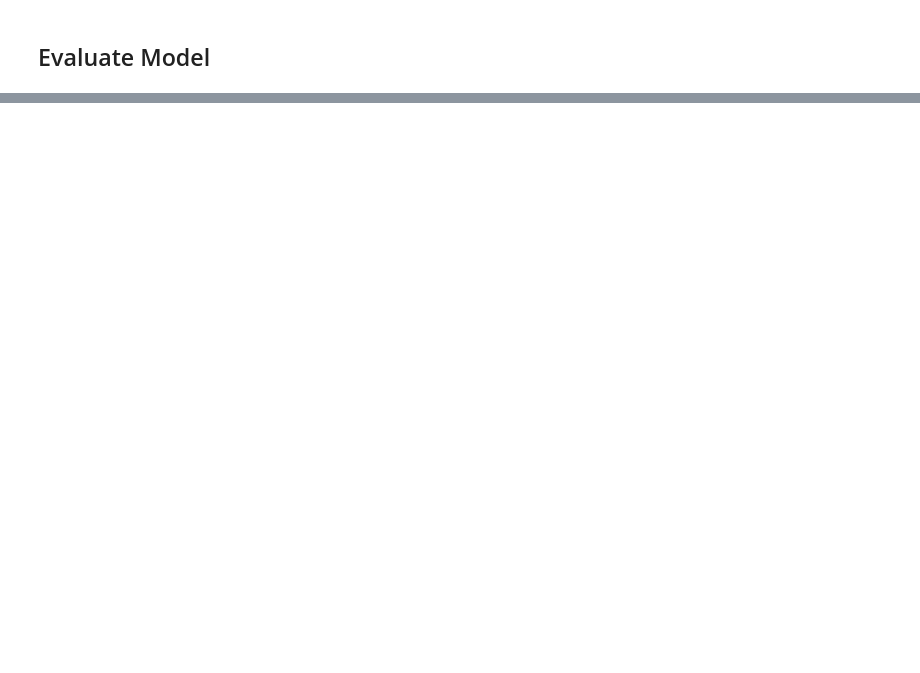
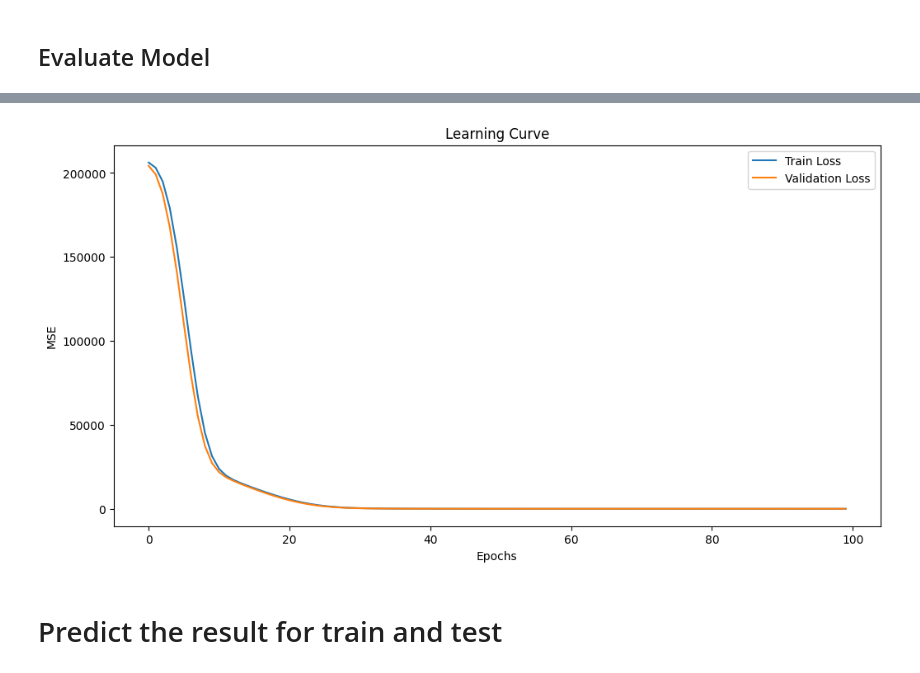
Before and after one commit to amoladmane/Deep-Learning, a Jupyter notebook: Regression_with_Keras.ipynb, the cells around one changed output, grey strips where cells are left out. Cells and saved outputs as stored; diff of their text form; code cells hidden in the pictures; blank space fills up the shorter version.

```diff
--- a/Regression_with_Keras.ipynb
+++ b/Regression_with_Keras.ipynb
@@ -188,0 +233,13 @@ model.evaluate(xtest,ytest)
+# %%
+plt.figure(figsize=(12,6))
+plt.plot(hist.history['loss'], label='Train Loss')
+plt.plot(hist.history['val_loss'],label='Validation Loss')
+plt.title('Learning Curve')
+plt.xlabel('Epochs')
+plt.ylabel('MSE')
+plt.legend()
+plt.show()
+# %% [output]
+[figure, added]
+# %% [markdown]
+# Predict the result for train and test
```
Also changed, not shown: parts of 24 cells of this notebook.
